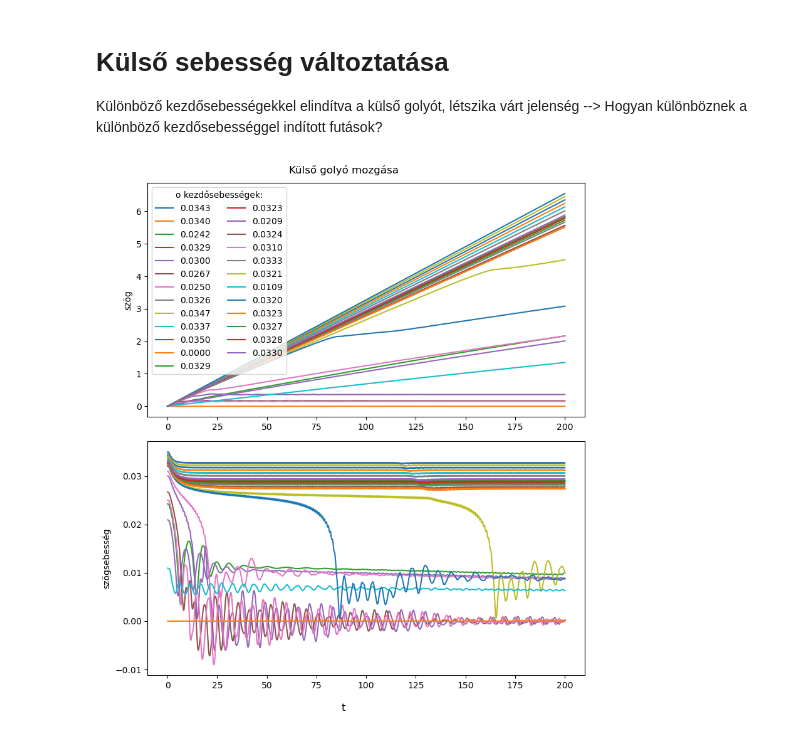
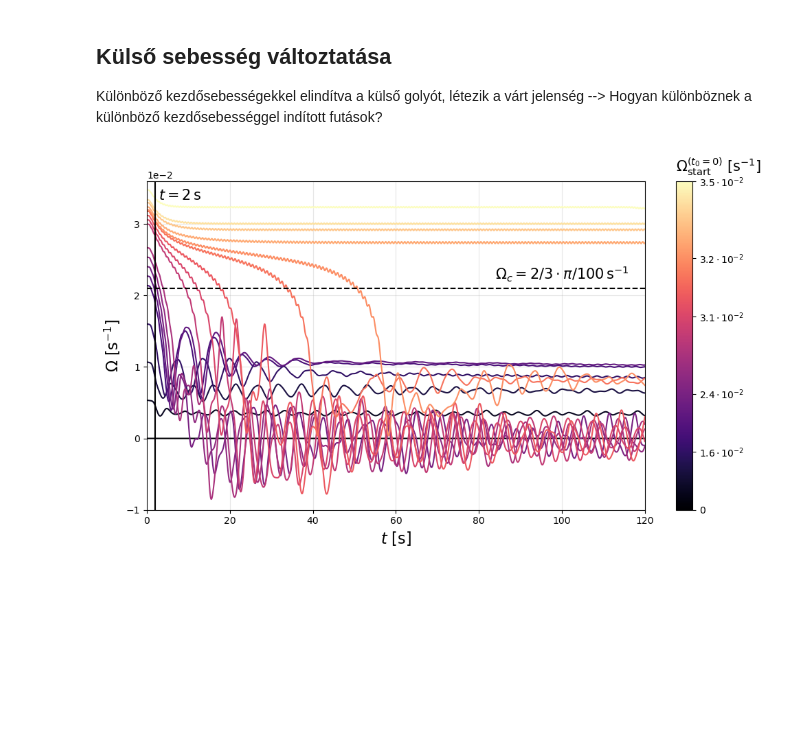
Before and after one commit to schlili/sab, a Jupyter notebook: feldolgozas/process.ipynb, the cells around one changed output. Cells and saved outputs as stored; diff of their text form; code cells hidden in the pictures; blank space fills up the shorter version.

```diff
--- a/feldolgozas/process.ipynb
+++ b/feldolgozas/process.ipynb
@@ -85,20 +128,3 @@ ax.set_yscale('log')
 # %% [markdown]
-# Külső sebesség változtatása
-Különböző kezdősebességekkel elindítva a külső golyót, létszika  várt jelenség --> Hogyan különböznek a különböző kezdősebességgel indított futások?
+## Külső sebesség változtatása
+Különböző kezdősebességekkel elindítva a külső golyót, létezik a várt jelenség --> Hogyan különböznek a különböző kezdősebességgel indított futások?
-# %%
-fig,ax=plt.subplots(2,1, figsize=(8,9))
-fig.supxlabel('t')
-fig.suptitle('Külső golyó mozgása')
-
-for obj in runs:
-        ax[0].plot(obj.t,obj.theta, label=f'{obj.o:.4f}')
-        ax[1].plot(obj.t,obj.Omega)
-
-ax[0].legend(ncols=2, title='o kezdősebességek:')
-ax[0].set_ylabel('szög')
-ax[1].set_ylabel(r'szögsebesség')
-#ax[1].hlines(2/3*np.pi/100, 0, 200, color='red', label=r'$o_c=\frac{2\pi}{300}$')
-
-plt.tight_layout()
-# %% [output]
-[figure, removed]
@@ -105 +147,33 @@ plt.tight_layout()
+# %%
+fig,ax=plt.subplots(figsize=(10,6))
+
+guess=2 * np.pi / 100 * 1/3
+
+for i in range(len(runs_sorted)):
+    obj = runs_sorted[i]
+    color = cmap(norm(i))
+    ax.plot((obj.t),(obj.Omega),label=f'{obj.o:.4f}', color=color)
+
+ax.set_ylabel(r'$\Omega$ [$\mathrm{s}^{-1}$]', size=16)
+ax.set_xlabel(r'$t$ [$\mathrm{s}$]', size=16)
+ax.ticklabel_format(axis='y', style='sci', scilimits=(0,0))
+ax.set_xlim(0,120)
+ax.set_ylim(-0.01,0.036)
+
+ax.axhline(guess, color='black', label=r'$\frac{2\pi}{300}$', ls='--')
+ax.vlines(2, -0.01, 0.036, color='black', ls='-', label=r'$t=2\mathrm{s}$')
+
+plt.text(8, 0.034, r'$t=2 \,\mathrm{s}$', ha='center', va='center', size=15)
+plt.text(100, 0.023, r'$\Omega_{c} =2/3 \cdot \pi/100 \, \mathrm{s}^{-1}$', ha='center', va='center', size=15)
+
+cbar1 = fig.colorbar(sm, ax=ax)
+cbar1.ax.set_title(r'$\Omega_{\mathrm{start}}^{(t_0=0)}$ [$\mathrm{s}^{-1}$]', size=15, pad=10, loc='left')
+cbar1.set_ticks(tick_locs)
+cbar1.set_ticklabels(tick_labels)
+
+plt.grid(alpha=0.3)
+plt.tight_layout()
+#plt.savefig('abra1_grid.png', dpi=300, format='png', bbox_inches='tight')
+# %% [output]
+[figure, added]
 # %%
```
Also changed, not shown: parts of 25 cells of this notebook, 2 other files.
